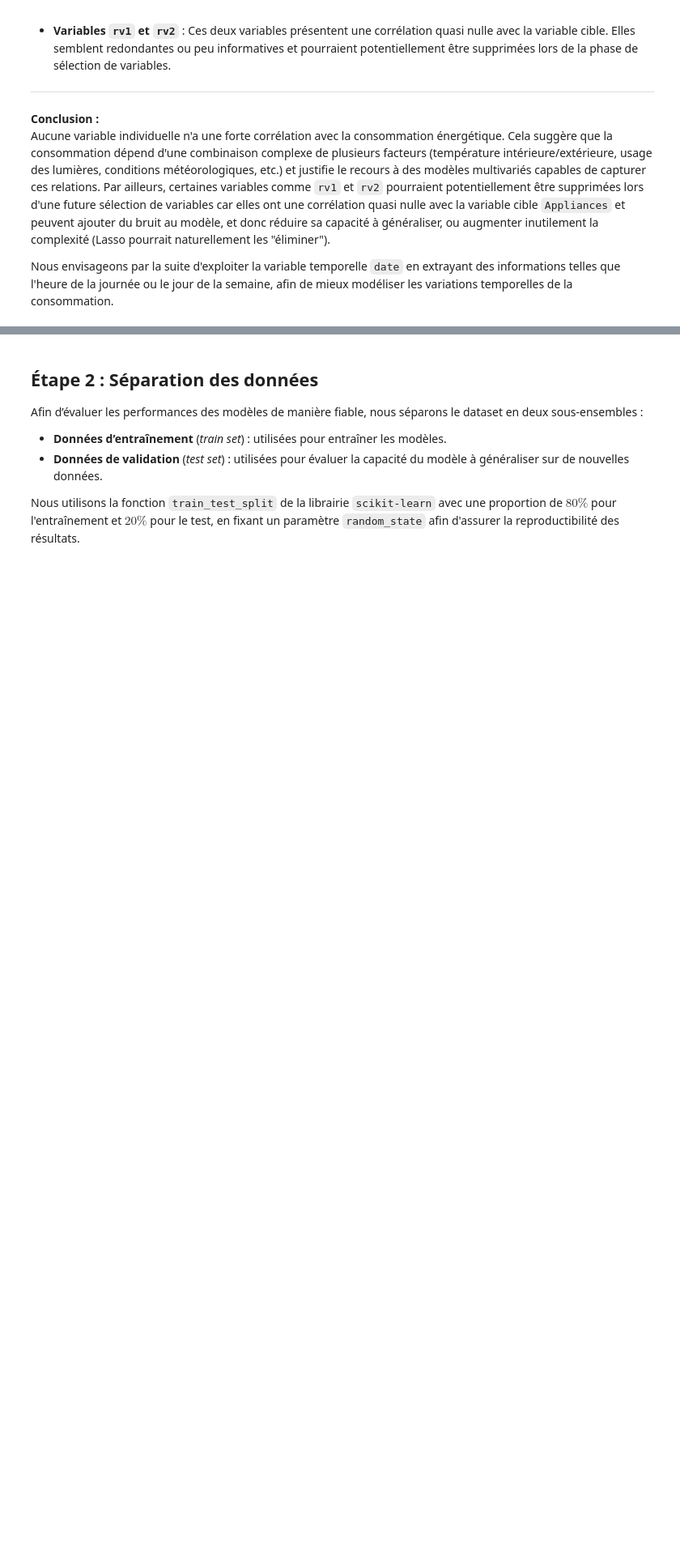
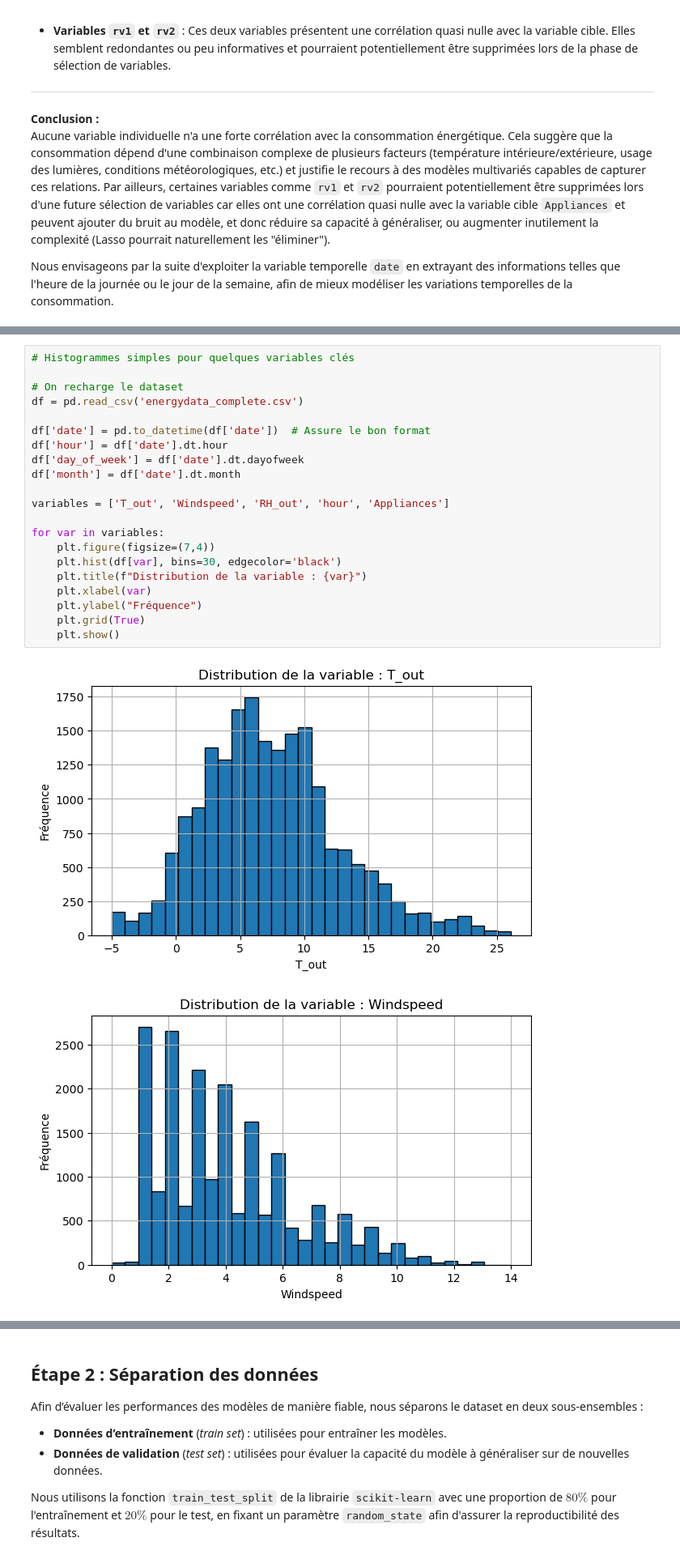
Before and after one commit to YasmineParent/Statistical-learning-project, a Jupyter notebook: projet.ipynb, the cells around one changed output, grey strips where cells are left out. Shown at 81% size. Cells and saved outputs as stored; diff of their text form; blank space fills up the shorter version.

```diff
--- a/projet.ipynb
+++ b/projet.ipynb
@@ -173,0 +176,24 @@ Nous envisageons par la suite d'exploiter la variable temporelle `date` en extra
+# %%
+# Histogrammes simples pour quelques variables clés
+
+# On recharge le dataset
+df = pd.read_csv('energydata_complete.csv')
+
+df['date'] = pd.to_datetime(df['date'])  # Assure le bon format
+df['hour'] = df['date'].dt.hour
+df['day_of_week'] = df['date'].dt.dayofweek
+df['month'] = df['date'].dt.month
+
+variables = ['T_out', 'Windspeed', 'RH_out', 'hour', 'Appliances']
+
+for var in variables:
+    plt.figure(figsize=(7,4))
+    plt.hist(df[var], bins=30, edgecolor='black')
+    plt.title(f"Distribution de la variable : {var}")
+    plt.xlabel(var)
+    plt.ylabel("Fréquence")
+    plt.grid(True)
+    plt.show()
+# %% [output]
+[figure, added]
+[figure, added]
```
Also changed, not shown: parts of 121 cells of this notebook.
